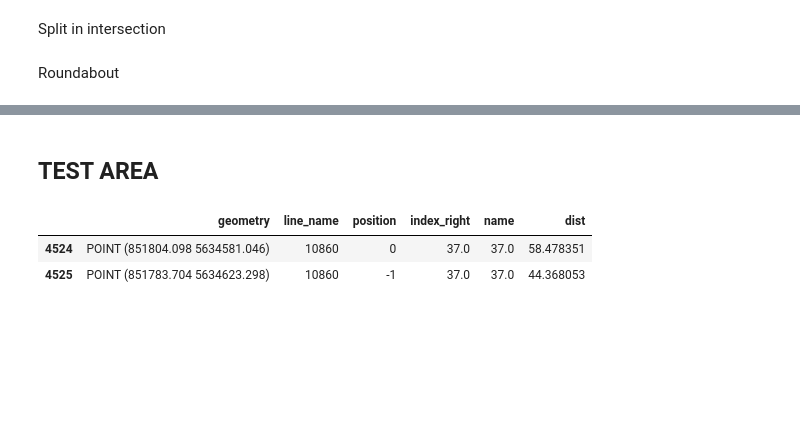
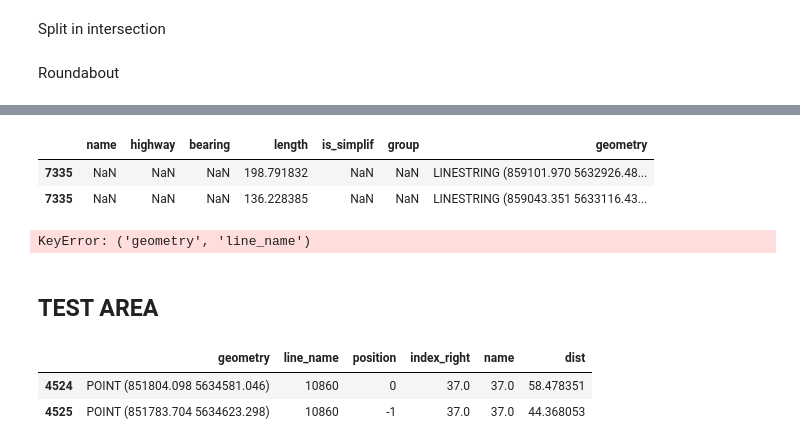
Before and after one commit to achic19/micro_walking, a Jupyter notebook: notebook/output/turin/data_from_osm.ipynb, the cells around one changed output, grey strips where cells are left out. Drawn from its saved outputs; the diff is of its cells as text; code cells hidden in the pictures; blank space fills up the shorter version.

```diff
--- a/notebook/output/turin/data_from_osm.ipynb
+++ b/notebook/output/turin/data_from_osm.ipynb
@@ -328,7 +329,7 @@ class Intersection:
         network_split =self.my_network.drop(index=network_split_final.index.unique()).append(network_split_final).drop(index= self.lines_to_delete)
         network_split['length'] = network_split.length
         self.my_network = network_split
-        self.my_network.to_file(f'{cur_path}/split.shp')
+        self.my_network.reset_index().to_file(f'{cur_path}/split.shp')
 
     def __find_intersection_points(self,row):
         r"""
@@ -523,0 +532,6 @@ Name: 10860, dtype: object
+# %%
+obj_intersection.my_network.loc[7335]
+# %% [output]
+|  | name | highway | bearing | length | is_simplif | group | geometry |
+| 7335 | NaN | NaN | NaN | 198.791832 | NaN | NaN | LINESTRING (859101.970 5632926.48... |
+| 7335 | NaN | NaN | NaN | 136.228385 | NaN | NaN | LINESTRING (859043.351 5633116.43... |
@@ -524 +547,5 @@ Name: 10860, dtype: object
+# %%
+pnt_dead_end_df[geometry,line_name]
+# %% [output]
+KeyError: ('geometry', 'line_name')
 # %%
```
Also changed, not shown: parts of 7 cells of this notebook.
